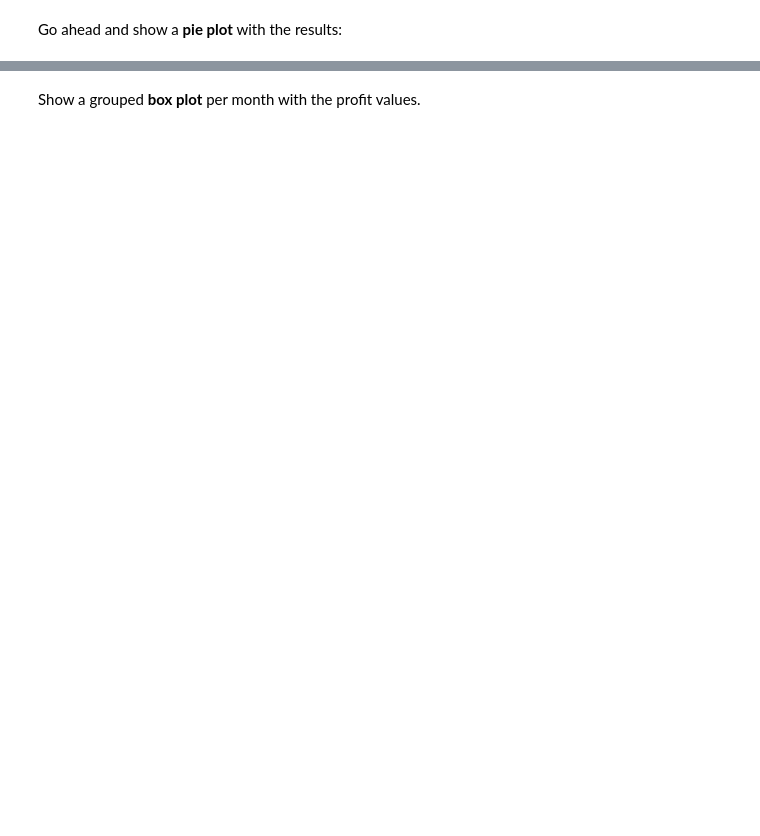
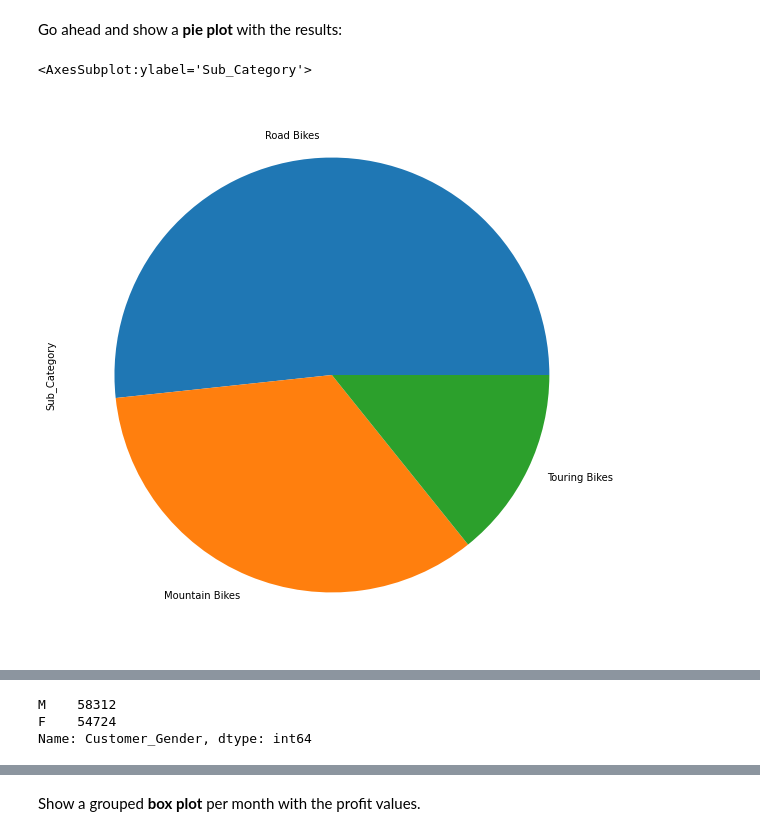
Before and after one commit to jeevasaeyan/FreeCodeCamp-Pandas-Real-Life-Example, a Jupyter notebook: Exercises_1.ipynb, the cells around one changed output, grey strips where cells are left out. Drawn from its saved outputs; the diff is of its cells as text; code cells hidden in the pictures; blank space fills up the shorter version.

```diff
--- a/Exercises_1.ipynb
+++ b/Exercises_1.ipynb
@@ -369,3 +427,7 @@ bikes
 Go ahead and show a <b>pie plot</b> with the results:
 # %%
 # your code goes here
+sales.loc[sales['Product_Category'] == 'Bikes', 'Sub_Category'].value_counts().plot.pie(figsize=(10,10))
+# %% [output]
+<AxesSubplot:ylabel='Sub_Category'>
+[figure, added]
@@ -377,3 +437,8 @@ bikes.plot(kind='pie', figsize=(6,6))
 ### Which gender has the most amount of sales?
 # %%
 # your code goes here
+sales['Customer_Gender'].value_counts()
+# %% [output]
+M    58312
+F    54724
+Name: Customer_Gender, dtype: int64
```
Also changed, not shown: parts of 38 cells of this notebook.
